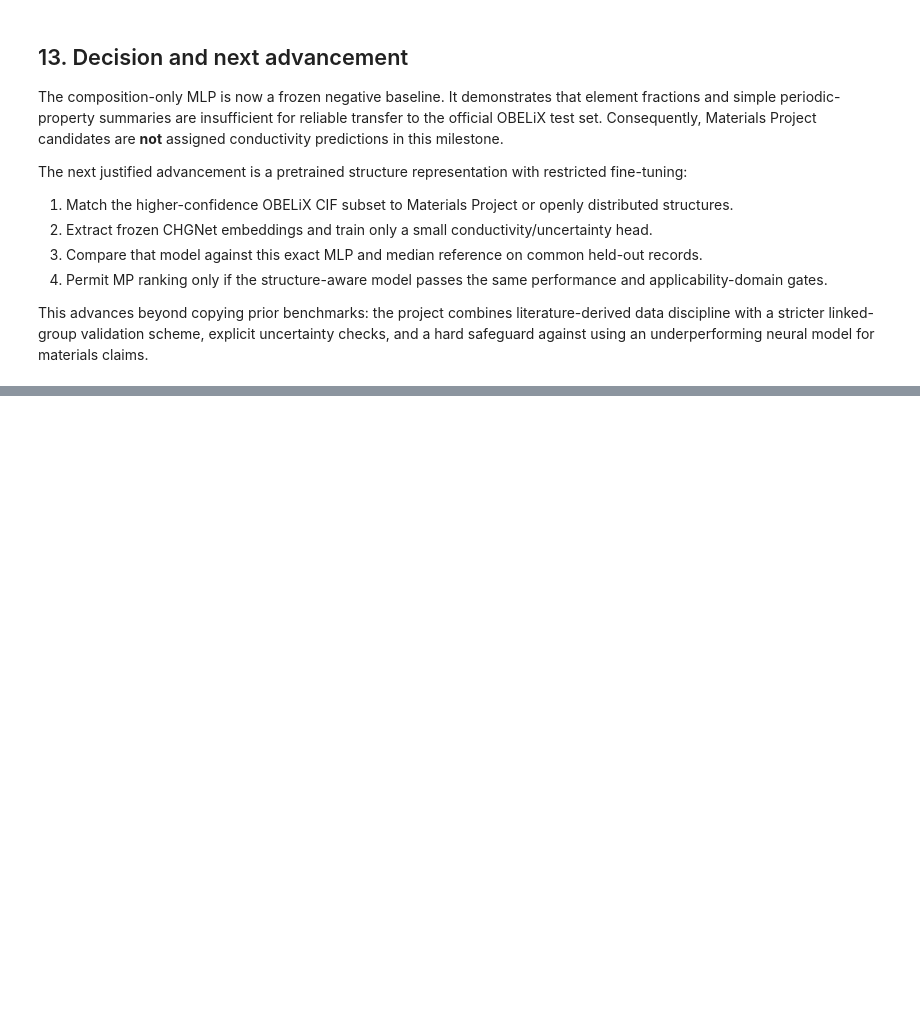
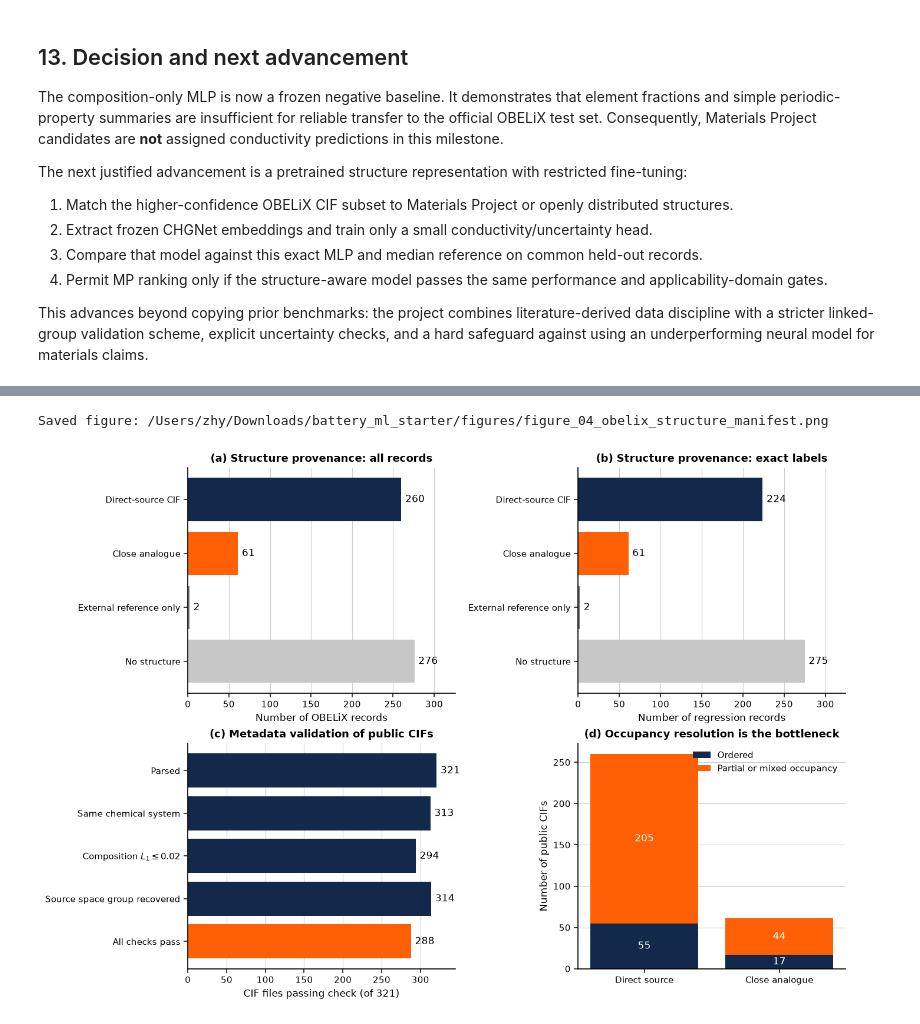
Before and after one commit to ZJYang-96485/Physics-Informed-Neural-Network-and-Multiscale-Simulations-for-Lithium-Ion-Conductors, a Jupyter notebook: battery_materials_project.ipynb, the cells around one changed output, grey strips where cells are left out. Cells and saved outputs as stored; diff of their text form; code cells hidden in the pictures; blank space fills up the shorter version.

Commit message:
Add audited OBELiX structure manifest

```diff
--- a/battery_materials_project.ipynb
+++ b/battery_materials_project.ipynb
@@ -1507,0 +1837,80 @@ This advances beyond copying prior benchmarks: the project combines literature-d
+# %%
+fig, axes = plt.subplots(2, 2, figsize=(11.4, 7.8), constrained_layout=True)
+
+relation_order = [
+    "direct_source_cif", "close_analogue_cif", "external_reference_only", "no_structure"
+]
+relation_labels = ["Direct-source CIF", "Close analogue", "External reference only", "No structure"]
+relation_colors = [ILLINI_BLUE, ILLINI_ORANGE, ILLINI_STORM, ILLINI_STORM_LIGHT]
+
+# (a) Coverage over all 599 records
+all_coverage = structure_manifest["structure_relation"].value_counts().reindex(
+    relation_order, fill_value=0
+)
+bars = axes[0, 0].barh(relation_labels, all_coverage, color=relation_colors)
+axes[0, 0].bar_label(bars, padding=4)
+axes[0, 0].set_xlim(0, max(all_coverage) * 1.18)
+axes[0, 0].invert_yaxis()
+axes[0, 0].set_title("(a) Structure provenance: all records")
+axes[0, 0].set_xlabel("Number of OBELiX records")
+finish_axis(axes[0, 0], "x")
+
+# (b) Coverage for exact conductivity labels
+exact_coverage = exact_structure_manifest["structure_relation"].value_counts().reindex(
+    relation_order, fill_value=0
+)
+bars = axes[0, 1].barh(relation_labels, exact_coverage, color=relation_colors)
+axes[0, 1].bar_label(bars, padding=4)
+axes[0, 1].set_xlim(0, max(exact_coverage) * 1.18)
+axes[0, 1].invert_yaxis()
+axes[0, 1].set_title("(b) Structure provenance: exact labels")
+axes[0, 1].set_xlabel("Number of regression records")
+finish_axis(axes[0, 1], "x")
+
+# (c) Independent checks on the 321 public CIFs
+validation_counts = pd.Series({
+    "Parsed": official_cifs["structure_parse_status"].eq("parsed").sum(),
+    "Same chemical system": official_cifs["same_chemical_system"].eq(True).sum(),
+    r"Composition $L_1\leq0.02$": official_cifs["tight_composition_flag"].eq(True).sum(),
+    "Source space group recovered": official_cifs["space_group_matches_source"].eq(True).sum(),
+    "All checks pass": official_cifs["metadata_validation_pass"].sum(),
+})
+validation_colors = [ILLINI_BLUE] * 4 + [ILLINI_ORANGE]
+bars = axes[1, 0].barh(validation_counts.index, validation_counts, color=validation_colors)
+axes[1, 0].bar_label(bars, padding=4)
+axes[1, 0].set_xlim(0, 345)
+axes[1, 0].invert_yaxis()
+axes[1, 0].set_title("(c) Metadata validation of public CIFs")
+axes[1, 0].set_xlabel("CIF files passing check (of 321)")
+finish_axis(axes[1, 0], "x")
+
+# (d) Disorder burden by provenance
+occupancy_table = pd.crosstab(
+    official_cifs["structure_relation"],
+    official_cifs["requires_occupancy_resolution"],
+).reindex(["direct_source_cif", "close_analogue_cif"], fill_value=0)
+ordered_counts = occupancy_table.get(False, pd.Series(0, index=occupancy_table.index))
+disordered_counts = occupancy_table.get(True, pd.Series(0, index=occupancy_table.index))
+x_positions = np.arange(2)
+axes[1, 1].bar(x_positions, ordered_counts, color=ILLINI_BLUE, label="Ordered")
+axes[1, 1].bar(
+    x_positions, disordered_counts, bottom=ordered_counts,
+    color=ILLINI_ORANGE, label="Partial or mixed occupancy",
+)
+for index, (ordered, disordered) in enumerate(zip(ordered_counts, disordered_counts)):
+    axes[1, 1].text(index, ordered / 2, str(int(ordered)), ha="center", va="center", color="white")
+    axes[1, 1].text(
+        index, ordered + disordered / 2, str(int(disordered)),
+        ha="center", va="center", color="white",
+    )
+axes[1, 1].set_xticks(x_positions, ["Direct source", "Close analogue"])
+axes[1, 1].set_title("(d) Occupancy resolution is the bottleneck")
+axes[1, 1].set_ylabel("Number of public CIFs")
+axes[1, 1].legend(loc="upper right")
+finish_axis(axes[1, 1], "y")
+
+save_report_figure(fig, "figure_04_obelix_structure_manifest.png")
+plt.show()
+# %% [output]
+Saved figure: /Users/zhy/Downloads/battery_ml_starter/figures/figure_04_obelix_structure_manifest.png
+[figure, added]
```
Also changed, not shown: parts of 4 cells of this notebook, 3 other files.
